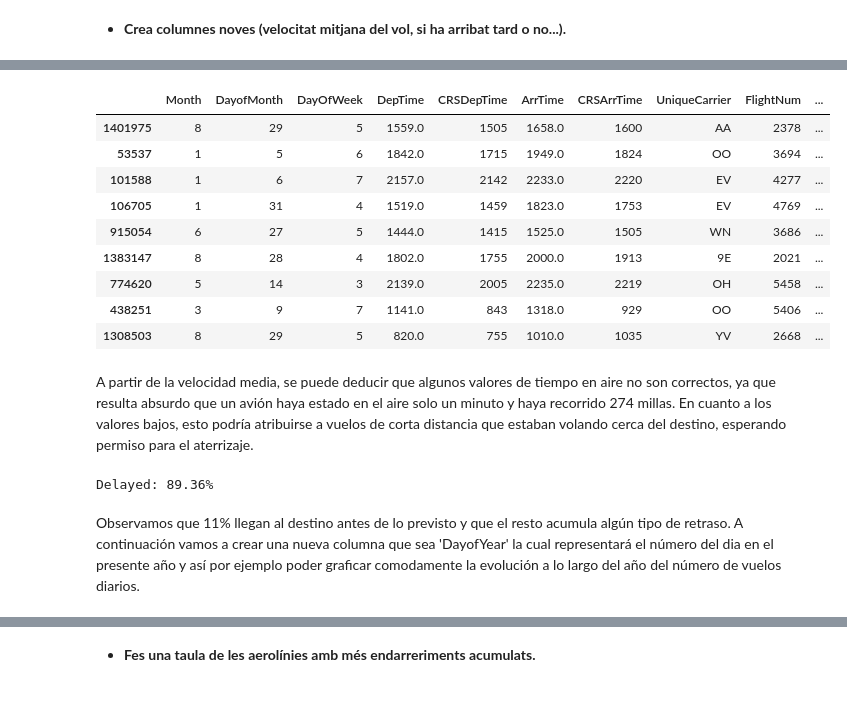
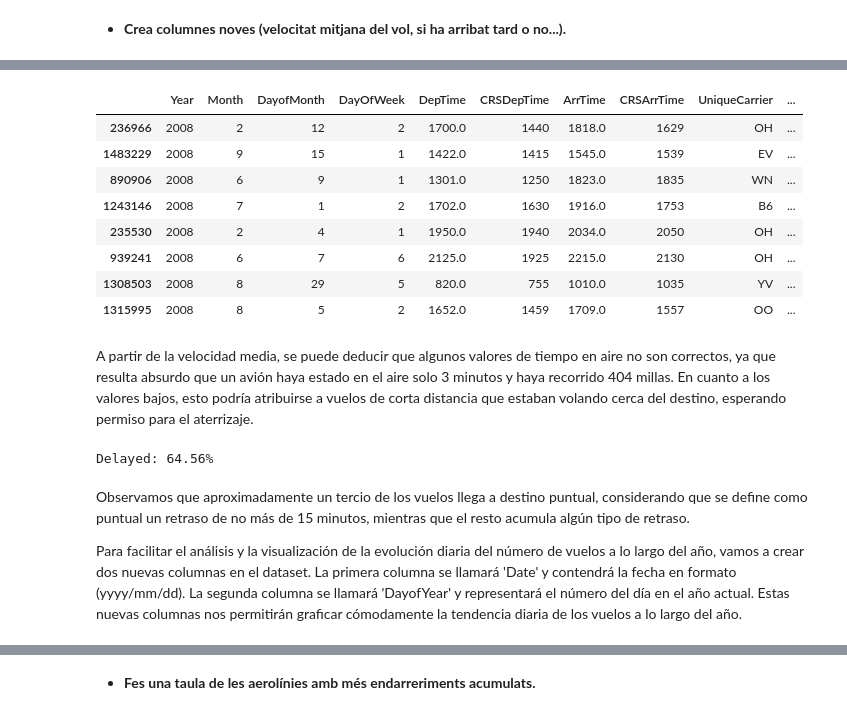
Before and after one commit to dscorbella/Estructures_Dataframe, a Jupyter notebook: Sprint 3 Tasca M3 T02.ipynb, the cells around one changed output, grey strips where cells are left out. Cells and saved outputs as stored; diff of their text form; code cells hidden in the pictures.

```diff
--- a/Sprint 3 Tasca M3 T02.ipynb
+++ b/Sprint 3 Tasca M3 T02.ipynb
@@ -240,0 +172,2 @@ dtype: int64
+# %%
+df_filtrado = df[(df['Cancelled'] == False) & (df['Diverted'] == False)]
@@ -244,4 +199,2 @@ A continuación, procederemos a eliminar las columnas mencionadas anteriormente:
 # %%
-columnas_a_eliminar = ['Unnamed: 0', 'Year', 'CarrierDelay', 'WeatherDelay', 'NASDelay', 'SecurityDelay', 'LateAircraftDelay',  'Cancelled', 'CancellationCode', 'Diverted']
-df_limpio = df_limpio.drop(columns=columnas_a_eliminar)
-df_limpio.info()
+df_filtrado = df_filtrado.drop(columns=['Unnamed: 0', 'Cancelled', 'CancellationCode', 'Diverted'])
@@ -271,5 +205,5 @@ print(duplicados.sum())
 # %% [output]
 2
 # %%
-df_limpio = df_limpio.drop_duplicates()
+df_filtrado = df_filtrado.drop_duplicates()
 # %% [markdown]
@@ -277,5 +211,5 @@ A continuación reduciremos el dataset a 200000 registros de manera aleatoria.
 # %%
-df_reducido = df_limpio.sample(n=200000, random_state=23)
+df_reducido = df_filtrado.sample(n=200000, random_state=15)
 
 df_reducido
 # %% [output]
@@ -381,27 +315,25 @@ max        6690.000000
 Name: AvgSpeed, dtype: float64
 # %%
-Velocidad_max = df_reducido[df_reducido['AvgSpeed'] > 1000]
-Velocidad_max
+df_reducido[df_reducido['AvgSpeed'] > 1000]
 # %% [output]
-|  | Month | DayofMonth | DayOfWeek | DepTime | CRSDepTime | ArrTime | CRSArrTime | UniqueCarrier | FlightNum | ... |
-| 1401975 | 8 | 29 | 5 | 1559.0 | 1505 | 1658.0 | 1600 | AA | 2378 | ... |
-| 53537 | 1 | 5 | 6 | 1842.0 | 1715 | 1949.0 | 1824 | OO | 3694 | ... |
-| 101588 | 1 | 6 | 7 | 2157.0 | 2142 | 2233.0 | 2220 | EV | 4277 | ... |
-| 106705 | 1 | 31 | 4 | 1519.0 | 1459 | 1823.0 | 1753 | EV | 4769 | ... |
-| 915054 | 6 | 27 | 5 | 1444.0 | 1415 | 1525.0 | 1505 | WN | 3686 | ... |
-| 1383147 | 8 | 28 | 4 | 1802.0 | 1755 | 2000.0 | 1913 | 9E | 2021 | ... |
-| 774620 | 5 | 14 | 3 | 2139.0 | 2005 | 2235.0 | 2219 | OH | 5458 | ... |
-| 438251 | 3 | 9 | 7 | 1141.0 | 843 | 1318.0 | 929 | OO | 5406 | ... |
-| 1308503 | 8 | 29 | 5 | 820.0 | 755 | 1010.0 | 1035 | YV | 2668 | ... |
+|  | Year | Month | DayofMonth | DayOfWeek | DepTime | CRSDepTime | ArrTime | CRSArrTime | UniqueCarrier | ... |
+| 236966 | 2008 | 2 | 12 | 2 | 1700.0 | 1440 | 1818.0 | 1629 | OH | ... |
+| 1483229 | 2008 | 9 | 15 | 1 | 1422.0 | 1415 | 1545.0 | 1539 | EV | ... |
+| 890906 | 2008 | 6 | 9 | 1 | 1301.0 | 1250 | 1823.0 | 1835 | WN | ... |
+| 1243146 | 2008 | 7 | 1 | 2 | 1702.0 | 1630 | 1916.0 | 1753 | B6 | ... |
+| 235530 | 2008 | 2 | 4 | 1 | 1950.0 | 1940 | 2034.0 | 2050 | OH | ... |
+| 939241 | 2008 | 6 | 7 | 6 | 2125.0 | 1925 | 2215.0 | 2130 | OH | ... |
+| 1308503 | 2008 | 8 | 29 | 5 | 820.0 | 755 | 1010.0 | 1035 | YV | ... |
+| 1315995 | 2008 | 8 | 5 | 2 | 1652.0 | 1459 | 1709.0 | 1557 | OO | ... |
 # %% [markdown]
-A partir de la velocidad media, se puede deducir que algunos valores de tiempo en aire no son correctos, ya que resulta absurdo que un avión haya estado en el aire solo un minuto y haya recorrido 274 millas. En cuanto a los valores bajos, esto podría atribuirse a vuelos de corta distancia que estaban volando cerca del destino, esperando permiso para el aterrizaje.
+A partir de la velocidad media, se puede deducir que algunos valores de tiempo en aire no son correctos, ya que resulta absurdo que un avión haya estado en el aire solo 3 minutos y haya recorrido 404 millas. En cuanto a los valores bajos, esto podría atribuirse a vuelos de corta distancia que estaban volando cerca del destino, esperando permiso para el aterrizaje.
 # %%
-df_reducido['Delayed'] = df_reducido['ArrDelay'] > 0
-porcentaje_retrasos = (df_reducido['Delayed'].sum() / len(df_reducido)) * 100
-print("Delayed: {:.2f}%".format(porcentaje_retrasos))
+df_reducido['Delayed'] = df_reducido['ArrDelay'] >= 15
+print("Delayed: {:.2f}%".format((df_reducido['Delayed'].mean() * 100)))
 # %% [output]
-Delayed: 89.36%
+Delayed: 64.56%
 # %% [markdown]
-Observamos que 11% llegan al destino antes de lo previsto y que el resto acumula algún tipo de retraso.
-A continuación vamos a crear una nueva columna que sea 'DayofYear' la cual representará el número del dia en el presente año y así por ejemplo poder graficar comodamente la evolución a lo largo del año del número de vuelos diarios.
+Observamos que aproximadamente un tercio de los vuelos llega a destino puntual, considerando que se define como puntual un retraso de no más de 15 minutos, mientras que el resto acumula algún tipo de retraso.
+
+Para facilitar el análisis y la visualización de la evolución diaria del número de vuelos a lo largo del año, vamos a crear dos nuevas columnas en el dataset. La primera columna se llamará 'Date' y contendrá la fecha en formato (yyyy/mm/dd). La segunda columna se llamará 'DayofYear' y representará el número del día en el año actual. Estas nuevas columnas nos permitirán graficar cómodamente la tendencia diaria de los vuelos a lo largo del año.
 # %%
```
Also changed, not shown: parts of 48 cells of this notebook.
